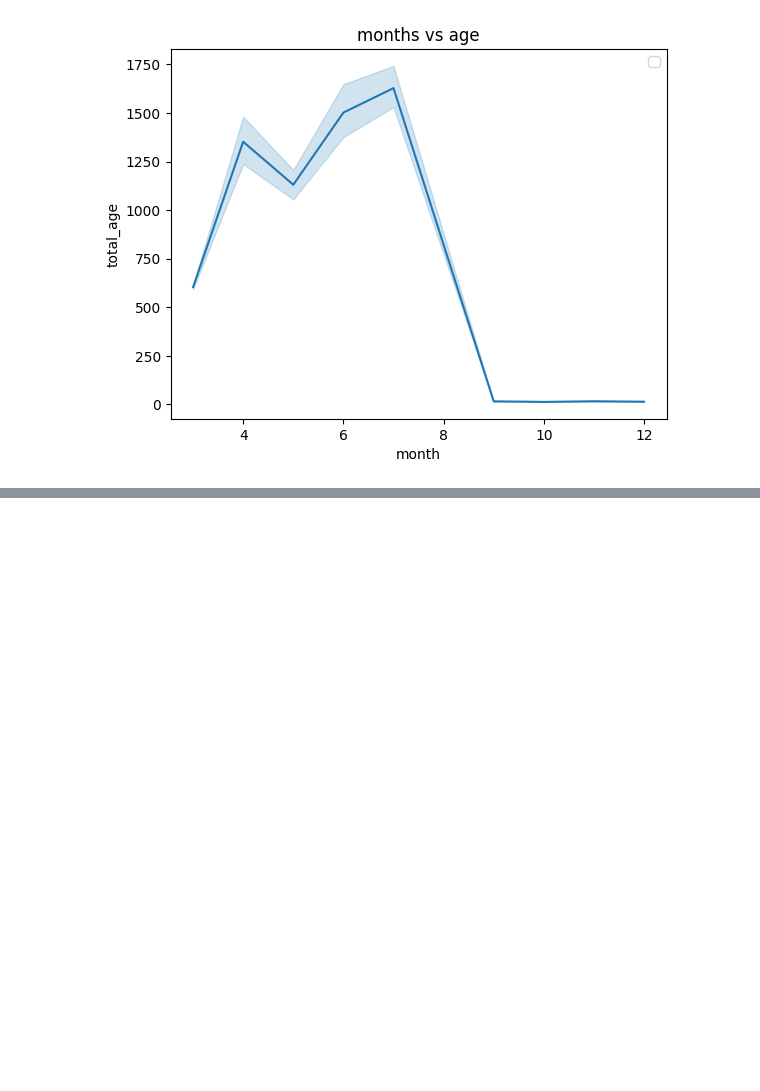
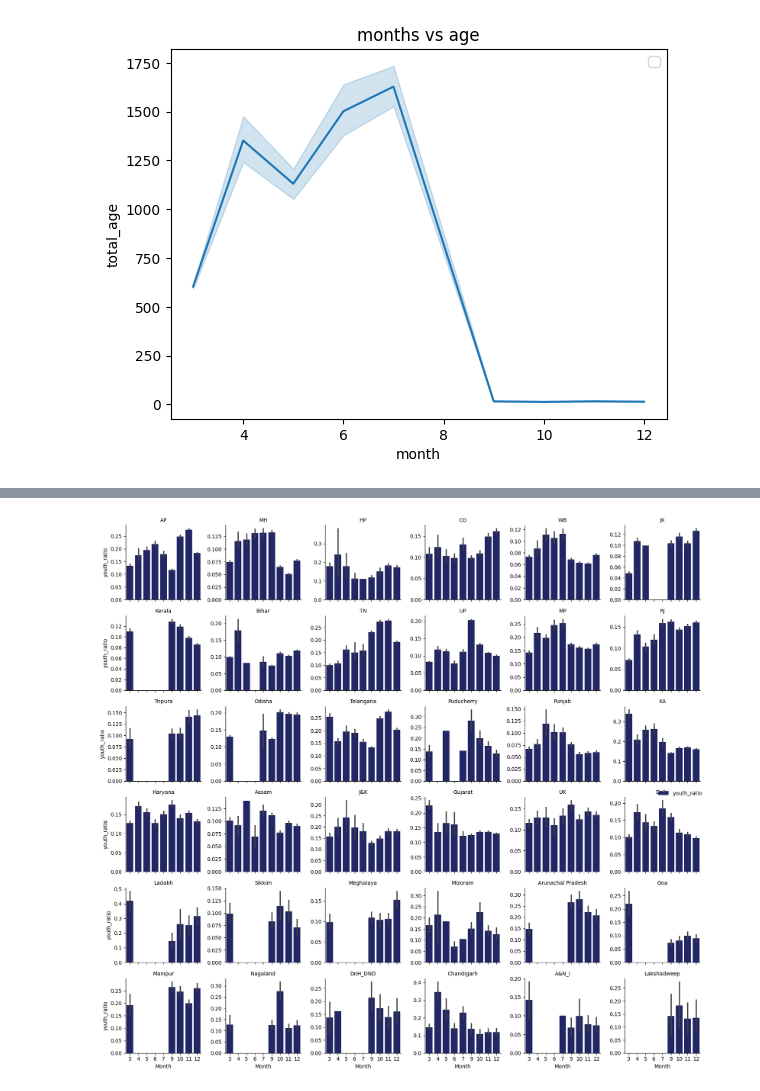
Before and after one commit to SuyashPatil-max/UIDAI_repo, a Jupyter notebook: demo.ipynb, the cells around one changed output, grey strips where cells are left out. Drawn from its saved outputs; the diff is of its cells as text; code cells hidden in the pictures; blank space fills up the shorter version.

```diff
--- a/demo.ipynb
+++ b/demo.ipynb
@@ -463,0 +482,17 @@ df.head()
+# %%
+# df= df.reset_index()
+
+df_long = df.melt(id_vars=['state', 'month'],value_vars=[ 'youth_ratio'],var_name='age_group',value_name='enrolled')
+df_long = df_long.sort_values('month')
+
+palette = {'youth_ratio': '#161D6F'}
+g = sns.FacetGrid(df_long,col='state',col_wrap=6,height=2.5,sharey=False )
+g.map_dataframe(sns.barplot,x='month',y='enrolled',hue='age_group',palette =palette)
+
+g.add_legend()
+g.set_axis_labels('Month', 'youth_ratio')
+g.set_titles('{col_name}')
+plt.tight_layout()
+plt.show()
+# %% [output]
+[figure, added]
```
Also changed, not shown: parts of 18 cells of this notebook.
